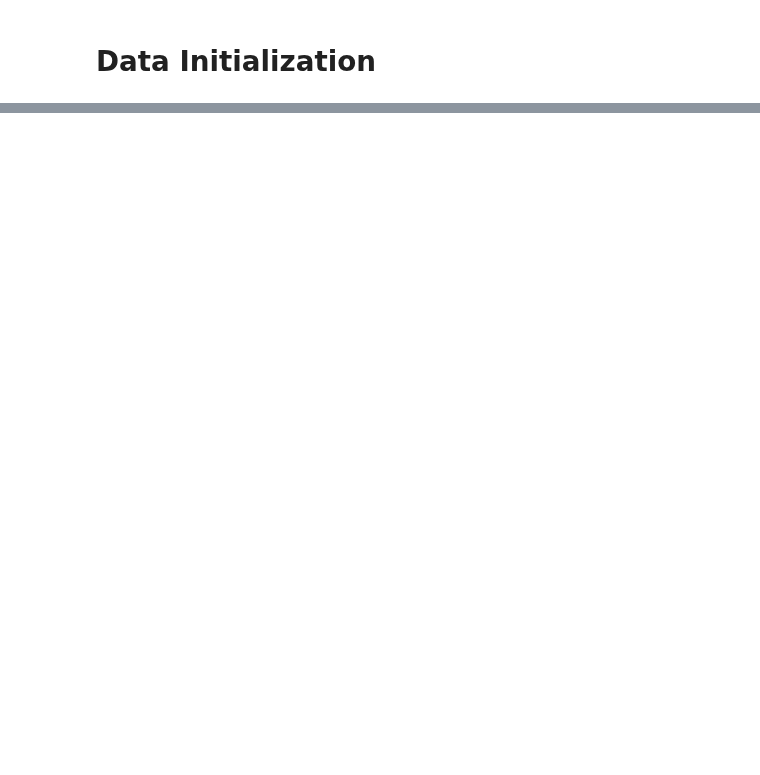
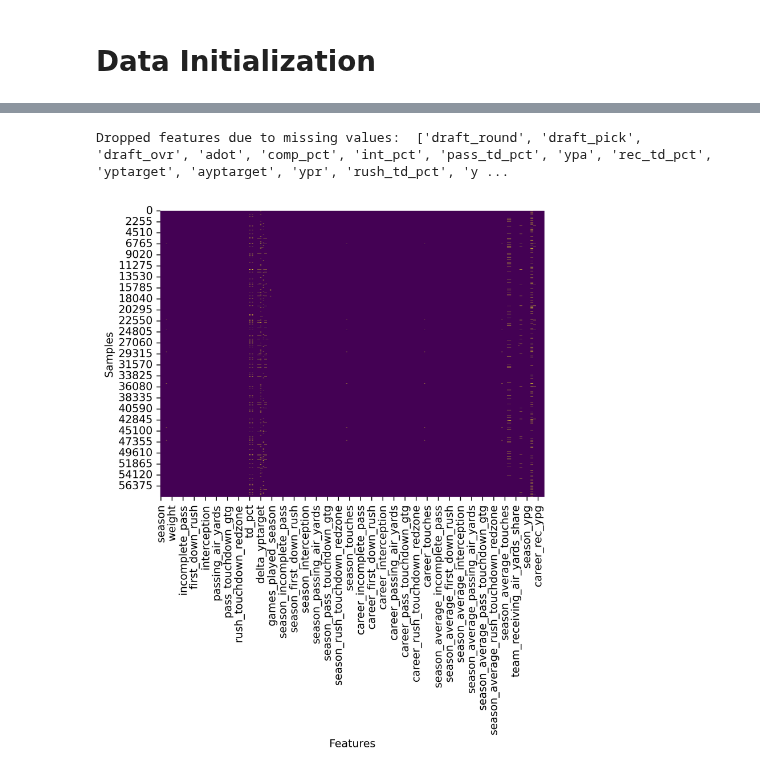
Before and after one commit to hroaten/COSC-325-ML-Project, a Jupyter notebook: Fantasy_points.ipynb, the cells around one changed output, grey strips where cells are left out. Cells and saved outputs as stored; diff of their text form; code cells hidden in the pictures; blank space fills up the shorter version.

Commit message:
separated code blocks and edited clean dataframe

```diff
--- a/Fantasy_points.ipynb
+++ b/Fantasy_points.ipynb
@@ -101,9 +84,22 @@ plt.show()
 # %%
 # Creating a clean dataframe by dropping features with too many missing values
-missing_threshold = 0.3  # Set threshold for missing values (e.g., 30%)
+missing_threshold = 0.1  # Set threshold for missing values (e.g., 30%)
 missing_fraction = raw_df.isnull().mean()
 features_to_drop = missing_fraction[missing_fraction > missing_threshold].index
 cleaned_df = raw_df.drop(columns=features_to_drop)
 print("Dropped features due to missing values: ", features_to_drop.tolist())
 
-print("Cleaned DataFrame: ", cleaned_df)
+# print("Cleaned DataFrame Features: ", cleaned_df.columns.tolist())
+
+cleaned_categorical_features = [col for col in cleaned_df.columns if not pd.api.types.is_numeric_dtype(cleaned_df[col])]
+cleaned_numerical_features = [col for col in cleaned_df.columns if pd.api.types.is_numeric_dtype(cleaned_df[col])]
+
+# Print the heatmap of the cleaned dataframe numerical features
+plt.figure(dpi=500)
+sns.heatmap(cleaned_df[cleaned_numerical_features].isnull() , cbar=False , cmap='viridis')
+plt.ylabel('Samples')
+plt.xlabel('Features')
+plt.show()
+# %% [output]
+Dropped features due to missing values:  ['draft_round', 'draft_pick', 'draft_ovr', 'adot', 'comp_pct', 'int_pct', 'pass_td_pct', 'ypa', 'rec_td_pct', 'yptarget', 'ayptarget', 'ypr', 'rush_td_pct', 'y ...
+[figure, added]
```
Also changed, not shown: parts of 2 cells of this notebook.
